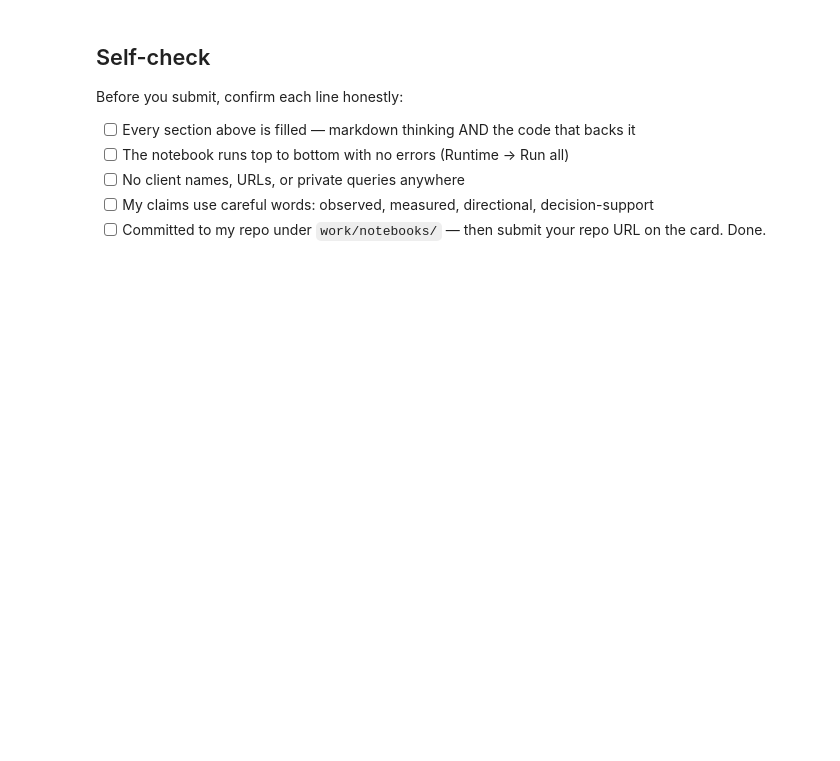
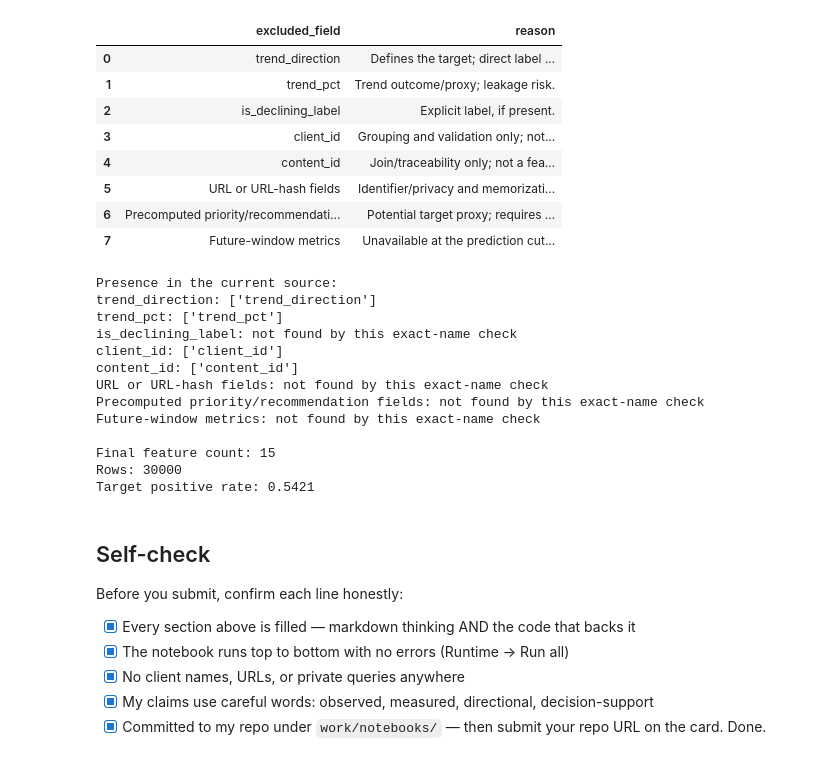
Before and after one commit to ch-jsk/jsk-flyrank-ml-internship, a Jupyter notebook: work/notebooks/w03_feature_leakage_check.ipynb, the cells around one changed output. Saved outputs shown, nothing was run; the diff lists cells and outputs as text; code cells hidden in the pictures; blank space fills up the shorter version.

```diff
--- a/work/notebooks/w03_feature_leakage_check.ipynb
+++ b/work/notebooks/w03_feature_leakage_check.ipynb
@@ -37,10 +322,77 @@ This skeleton is yours to fill. Work the sections **in order** — each one has
+# %%
+# This cell is for CODE (numbers, a query, a check).
+# Write your text answer in the cell ABOVE this one — typing sentences here breaks Run All.
+
+# Explicit exclusion register for this audit.
+exclusion_register = pd.DataFrame([
+    ("trend_direction", "Defines the target; direct label leakage."),
+    ("trend_pct", "Trend outcome/proxy; leakage risk."),
+    ("is_declining_label", "Explicit label, if present."),
+    ("client_id", "Grouping and validation only; not a feature."),
+    ("content_id", "Join/traceability only; not a feature."),
+    ("URL or URL-hash fields", "Identifier/privacy and memorization risk."),
+    ("Precomputed priority/recommendation fields", "Potential target proxy; requires provenance review."),
+    ("Future-window metrics", "Unavailable at the prediction cutoff."),
+], columns=["excluded_field", "reason"])
+
+display(exclusion_register)
+
+# Show which registered exclusions actually exist in this source.
+print("\nPresence in the current source:")
+for field, reason in exclusion_register.itertuples(index=False, name=None):
+    if field in {"URL or URL-hash fields"}:
+        present = [
+            c for c in df.columns
+            if "url" in c.lower() or "url_hash" in c.lower()
+        ]
+    elif field == "Precomputed priority/recommendation fields":
+        present = [
+            c for c in df.columns
+            if "priority" in c.lower() or "recommendation" in c.lower()
+        ]
+    elif field == "Future-window metrics":
+        present = [
+            c for c in df.columns
+            if "future" in c.lower() or "next_" in c.lower()
+        ]
+    else:
+        present = [field] if field in df.columns else []
+
+    print(f"{field}: {present if present else 'not found by this exact-name check'}")
+
+print("\nFinal feature count:", X.shape[1])
+print("Rows:", X.shape[0])
+print("Target positive rate:", round(float(y.mean()), 4))
+# %% [output]
+|  | excluded_field | reason |
+| 0 | trend_direction | Defines the target; direct label ... |
+| 1 | trend_pct | Trend outcome/proxy; leakage risk. |
+| 2 | is_declining_label | Explicit label, if present. |
+| 3 | client_id | Grouping and validation only; not... |
+| 4 | content_id | Join/traceability only; not a fea... |
+| 5 | URL or URL-hash fields | Identifier/privacy and memorizati... |
+| 6 | Precomputed priority/recommendati... | Potential target proxy; requires ... |
+| 7 | Future-window metrics | Unavailable at the prediction cut... |
+Presence in the current source:
+trend_direction: ['trend_direction']
+trend_pct: ['trend_pct']
+is_declining_label: not found by this exact-name check
+client_id: ['client_id']
+content_id: ['content_id']
+URL or URL-hash fields: not found by this exact-name check
+Precomputed priority/recommendation fields: not found by this exact-name check
+Future-window metrics: not found by this exact-name check
+
+Final feature count: 15
+Rows: 30000
+Target positive rate: 0.5421
 # %% [markdown]
 ## Self-check
 
 Before you submit, confirm each line honestly:
 
-- [ ] Every section above is filled — markdown thinking AND the code that backs it
-- [ ] The notebook runs top to bottom with no errors (Runtime → Run all)
-- [ ] No client names, URLs, or private queries anywhere
-- [ ] My claims use careful words: observed, measured, directional, decision-support
-- [ ] Committed to my repo under `work/notebooks/` — then submit your repo URL on the card. Done.
+- [x] Every section above is filled — markdown thinking AND the code that backs it
+- [x] The notebook runs top to bottom with no errors (Runtime → Run all)
+- [x] No client names, URLs, or private queries anywhere
+- [x] My claims use careful words: observed, measured, directional, decision-support
+- [x] Committed to my repo under `work/notebooks/` — then submit your repo URL on the card. Done.
```
Also changed, not shown: parts of 17 cells of this notebook.
